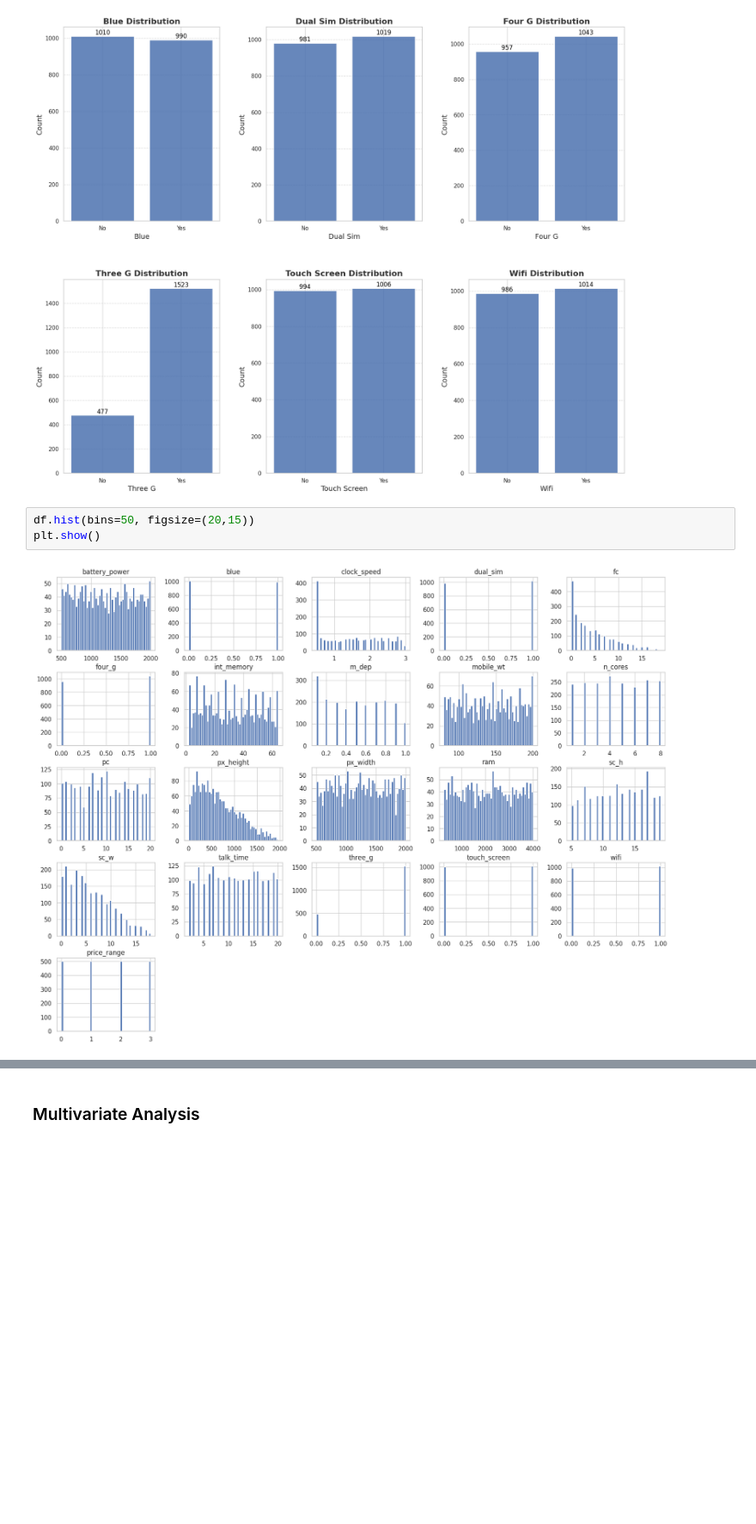
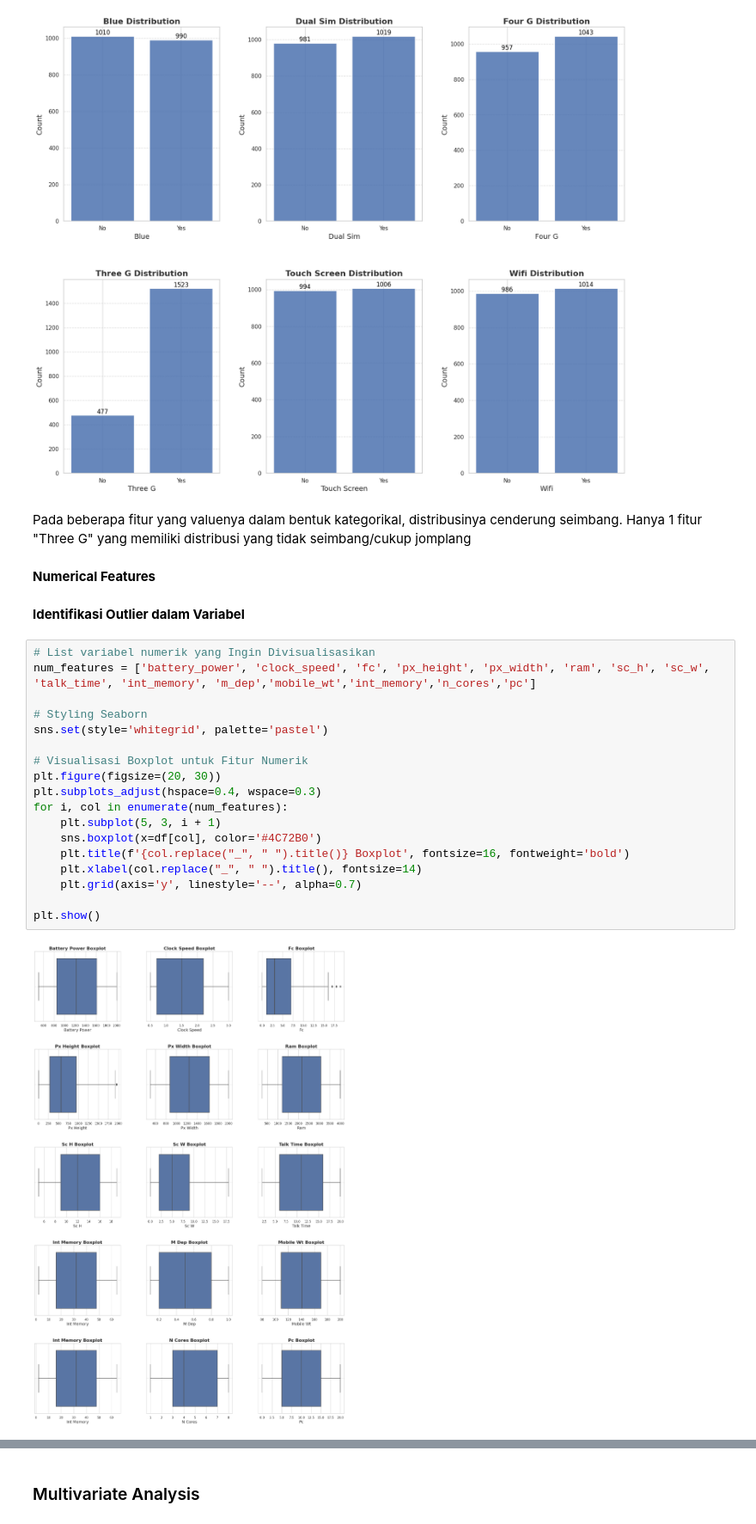
Before and after one commit to Jabir0/Machine-Learning-Terapan, a Jupyter notebook: Submission 1/proyek-1-machine-learning-terapan-dicoding.ipynb, the cells around one changed output, grey strips where cells are left out. Shown at 86% size. Saved outputs shown, nothing was run; the diff lists cells and outputs as text; blank space fills up the shorter version.

```diff
--- a/Submission 1/proyek-1-machine-learning-terapan-dicoding.ipynb
+++ b/Submission 1/proyek-1-machine-learning-terapan-dicoding.ipynb
@@ -482,8 +174,29 @@ for i, col in enumerate(cat_features):
 plt.show()
 # %% [output]
 [figure]
-# %%
-df.hist(bins=50, figsize=(20,15))
-plt.show()
-# %% [output]
-[figure, removed]
+# %% [markdown]
+Pada beberapa fitur yang valuenya dalam bentuk kategorikal, distribusinya cenderung seimbang. Hanya 1 fitur "Three G" yang memiliki distribusi yang tidak seimbang/cukup jomplang
+# %% [markdown]
+**Numerical Features**
+# %% [markdown]
+**Identifikasi Outlier dalam Variabel**
+# %%
+# List variabel numerik yang Ingin Divisualisasikan
+num_features = ['battery_power', 'clock_speed', 'fc', 'px_height', 'px_width', 'ram', 'sc_h', 'sc_w', 'talk_time', 'int_memory', 'm_dep','mobile_wt','int_memory','n_cores','pc']
+
+# Styling Seaborn
+sns.set(style='whitegrid', palette='pastel')
+
+# Visualisasi Boxplot untuk Fitur Numerik
+plt.figure(figsize=(20, 30))
+plt.subplots_adjust(hspace=0.4, wspace=0.3)
+for i, col in enumerate(num_features):
+    plt.subplot(5, 3, i + 1)
+    sns.boxplot(x=df[col], color='#4C72B0')
+    plt.title(f'{col.replace("_", " ").title()} Boxplot', fontsize=16, fontweight='bold')
+    plt.xlabel(col.replace("_", " ").title(), fontsize=14)
+    plt.grid(axis='y', linestyle='--', alpha=0.7)
+
+plt.show()
+# %% [output]
+[figure, added]
```
Also changed, not shown: parts of 24 cells of this notebook, 26 other files.
